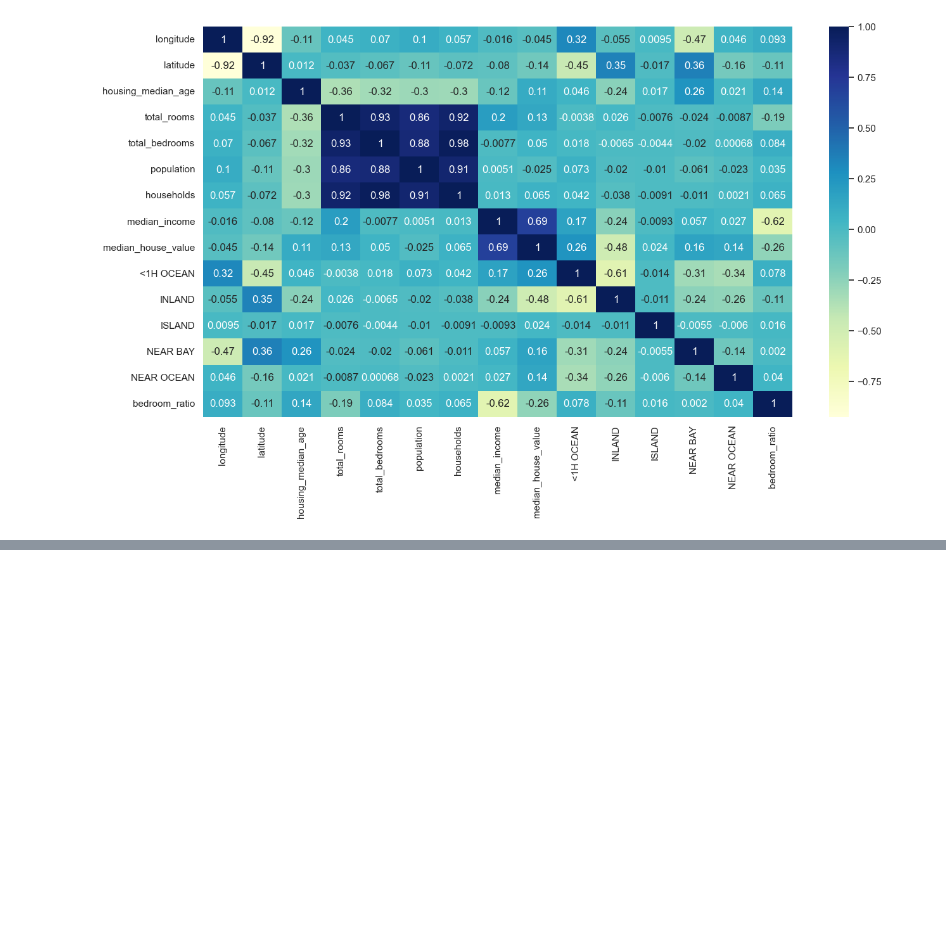
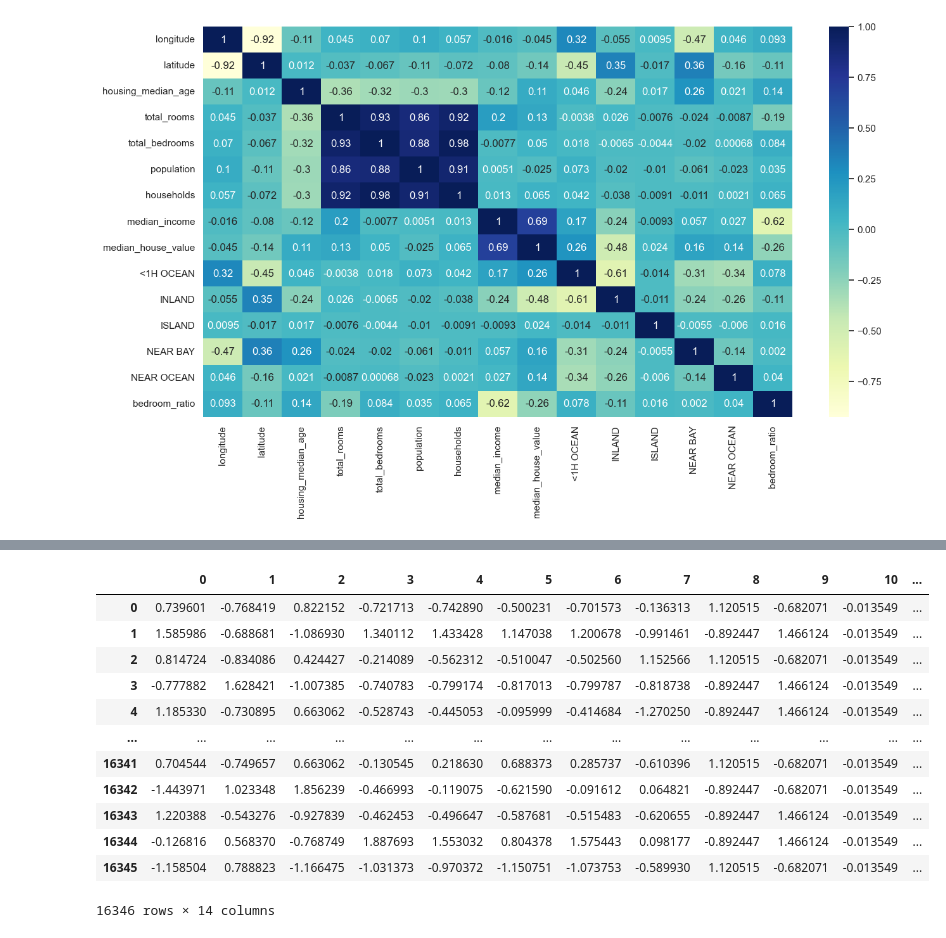
Before and after one commit to many3487/Curso-IA, a Jupyter notebook: sets de datos/ejercicio de regreción lineal.ipynb, the cells around one changed output, grey strips where cells are left out. Saved outputs shown, nothing was run; the diff lists cells and outputs as text; code cells hidden in the pictures; blank space fills up the shorter version.

```diff
--- a/sets de datos/ejercicio de regreción lineal.ipynb
+++ b/sets de datos/ejercicio de regreción lineal.ipynb
@@ -327,0 +357,6 @@ x_ent, x_pru,y_ent, y_pru =  train_test_split(x,y, test_size=.2)
+# %%
+from sklearn.linear_model import LinearRegression
+#crear el modelo
+modelo =LinearRegression()
+# %%
+modelo.fit(x_ent,y_ent)
@@ -327,0 +474,8 @@ x_ent, x_pru,y_ent, y_pru =  train_test_split(x,y, test_size=.2)
+# %%
+from sklearn.preprocessing import StandardScaler
+
+scaler = StandardScaler()
+
+x_ent_escalado = scaler.fit_transform(x_ent)
+#aquí con scaler se esta transformando o comprimiendo los datos para guardarlos en una variable
+x_pru_escalado = scaler.fit_transform(x_pru)
@@ -327,0 +514,17 @@ x_ent, x_pru,y_ent, y_pru =  train_test_split(x,y, test_size=.2)
+# %%
+#para que se vea mejor y no un arreglo con pandas se hace un dataframe
+pd.DataFrame(x_ent_escalado)
+# %% [output]
+|  | 0 | 1 | 2 | 3 | 4 | 5 | 6 | 7 | 8 | 9 | 10 | ... |
+| 0 | 0.739601 | -0.768419 | 0.822152 | -0.721713 | -0.742890 | -0.500231 | -0.701573 | -0.136313 | 1.120515 | -0.682071 | -0.013549 | ... |
+| 1 | 1.585986 | -0.688681 | -1.086930 | 1.340112 | 1.433428 | 1.147038 | 1.200678 | -0.991461 | -0.892447 | 1.466124 | -0.013549 | ... |
+| 2 | 0.814724 | -0.834086 | 0.424427 | -0.214089 | -0.562312 | -0.510047 | -0.502560 | 1.152566 | 1.120515 | -0.682071 | -0.013549 | ... |
+| 3 | -0.777882 | 1.628421 | -1.007385 | -0.740783 | -0.799174 | -0.817013 | -0.799787 | -0.818738 | -0.892447 | 1.466124 | -0.013549 | ... |
+| 4 | 1.185330 | -0.730895 | 0.663062 | -0.528743 | -0.445053 | -0.095999 | -0.414684 | -1.270250 | -0.892447 | 1.466124 | -0.013549 | ... |
+| ... | ... | ... | ... | ... | ... | ... | ... | ... | ... | ... | ... | ... |
+| 16341 | 0.704544 | -0.749657 | 0.663062 | -0.130545 | 0.218630 | 0.688373 | 0.285737 | -0.610396 | 1.120515 | -0.682071 | -0.013549 | ... |
+| 16342 | -1.443971 | 1.023348 | 1.856239 | -0.466993 | -0.119075 | -0.621590 | -0.091612 | 0.064821 | -0.892447 | -0.682071 | -0.013549 | ... |
+| 16343 | 1.220388 | -0.543276 | -0.927839 | -0.462453 | -0.496647 | -0.587681 | -0.515483 | -0.620655 | -0.892447 | 1.466124 | -0.013549 | ... |
+| 16344 | -0.126816 | 0.568370 | -0.768749 | 1.887693 | 1.553032 | 0.804378 | 1.575443 | 0.098177 | -0.892447 | 1.466124 | -0.013549 | ... |
+| 16345 | -1.158504 | 0.788823 | -1.166475 | -1.031373 | -0.970372 | -1.150751 | -1.073753 | -0.589930 | 1.120515 | -0.682071 | -0.013549 | ... |
+16346 rows × 14 columns
```
Also changed, not shown: parts of 22 cells of this notebook.
